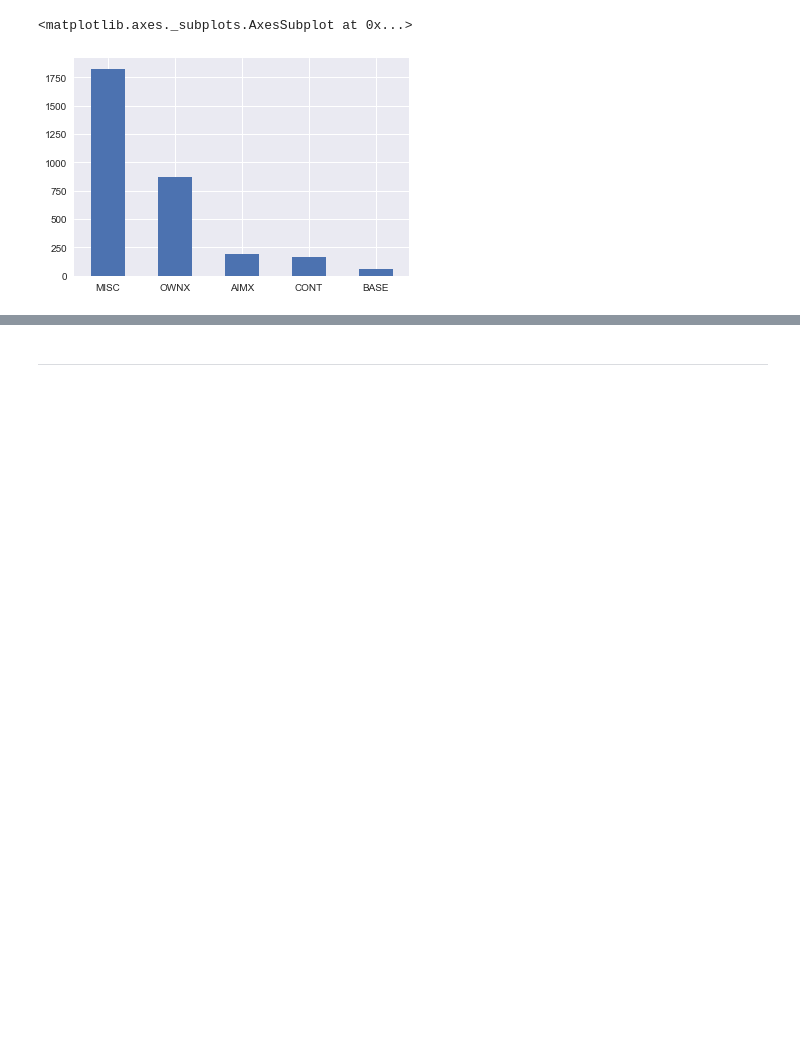
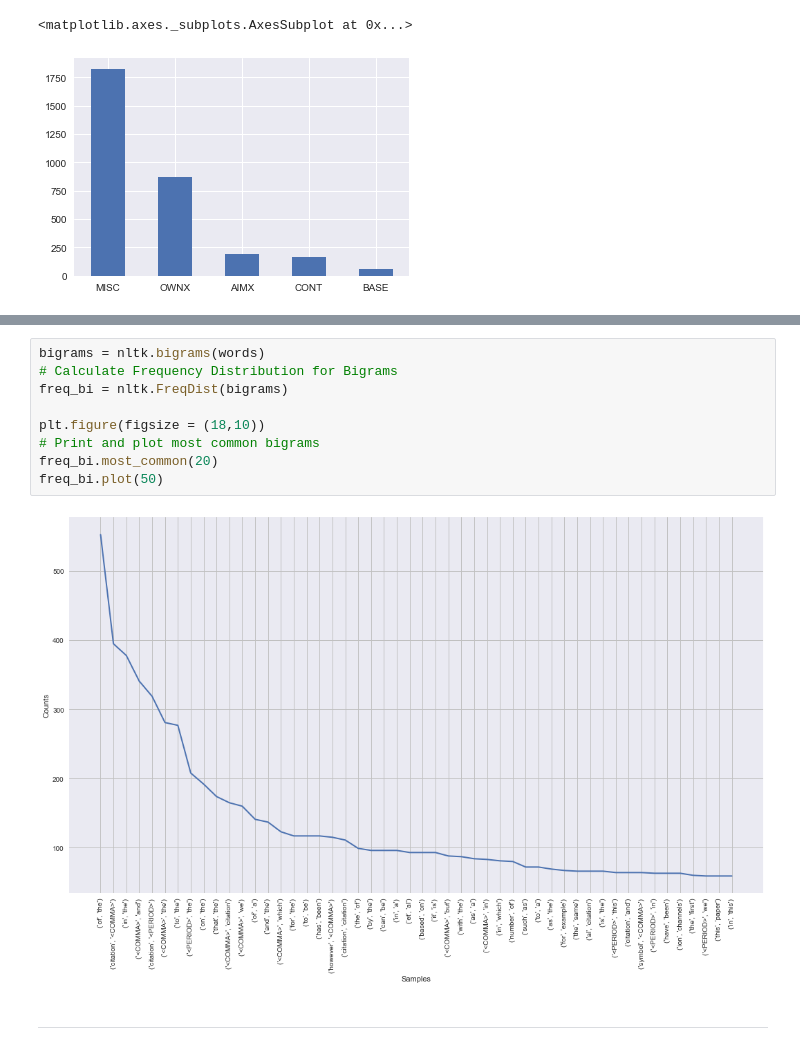
Before and after one commit to Vasuji/textClassification, a Jupyter notebook: 2.Exploratory_data_analysis.ipynb, the cells around one changed output, grey strips where cells are left out. Cells and saved outputs as stored; diff of their text form; blank space fills up the shorter version.

```diff
--- a/2.Exploratory_data_analysis.ipynb
+++ b/2.Exploratory_data_analysis.ipynb
@@ -68,3 +141,14 @@ Data is little bit imbalanced
+# %%
+bigrams = nltk.bigrams(words)
+# Calculate Frequency Distribution for Bigrams
+freq_bi = nltk.FreqDist(bigrams)
+
+plt.figure(figsize = (18,10))
+# Print and plot most common bigrams
+freq_bi.most_common(20)
+freq_bi.plot(50)
+# %% [output]
+[figure, added]
 # %% [markdown]
 ---------
 # %% [markdown]
```
Also changed, not shown: parts of 27 cells of this notebook, 12 other files.
